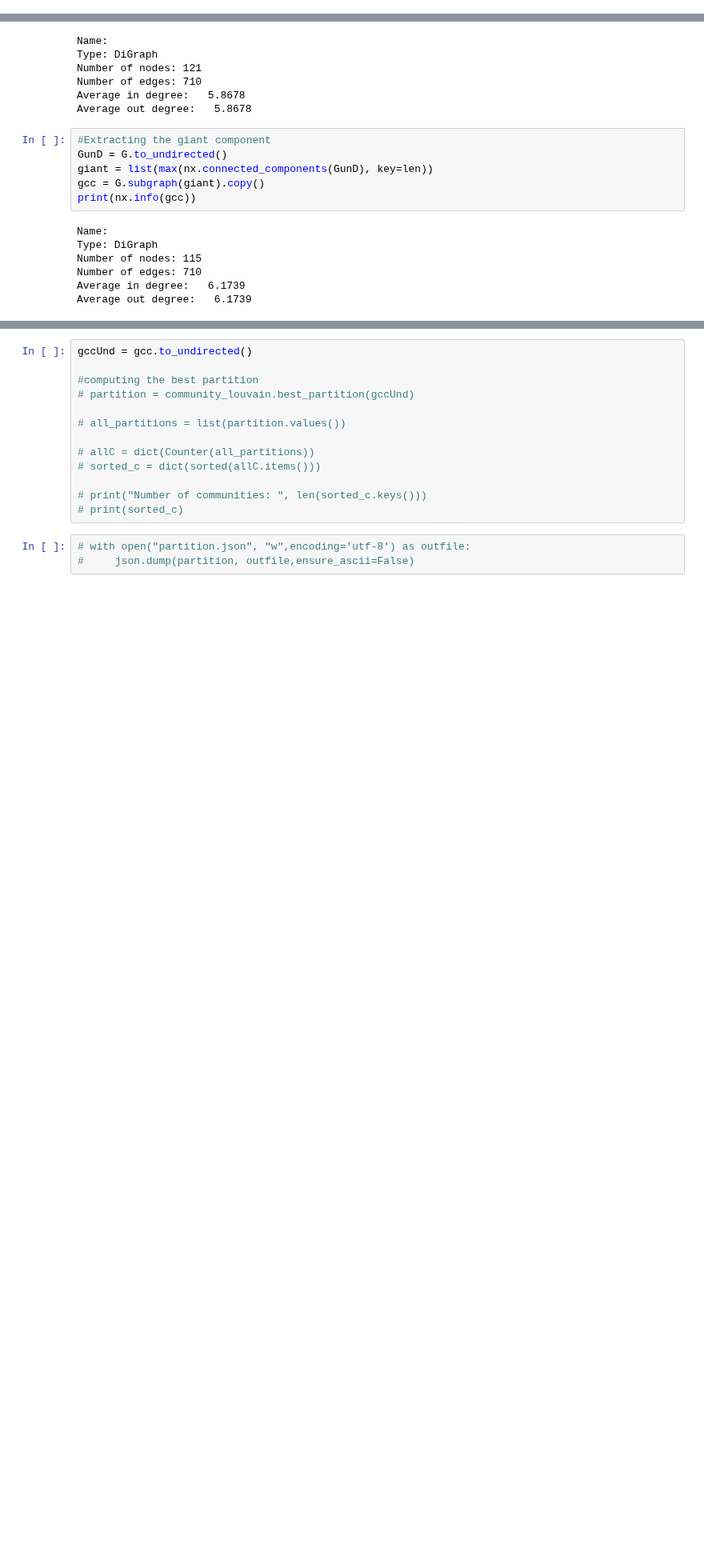
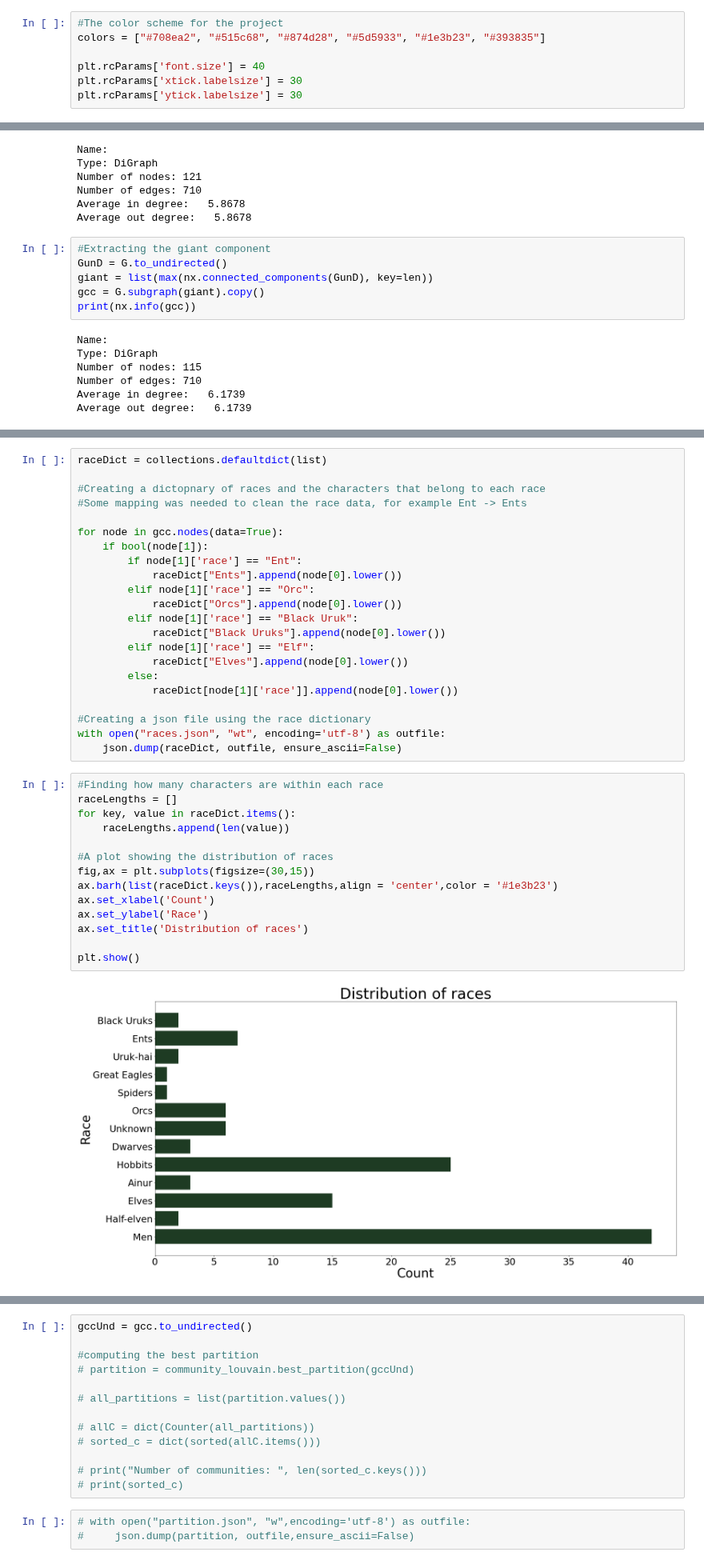
Before and after one commit to BerglindLilja/DataQueens, a Jupyter notebook: Project/Explainer_notebook.ipynb, the cells around one changed output, grey strips where cells are left out. Shown at 80% size. Saved outputs shown, nothing was run; the diff lists cells and outputs as text; blank space fills up the shorter version.

Commit message:
add races and cultures to explainer notebook!

```diff
--- a/Project/Explainer_notebook.ipynb
+++ b/Project/Explainer_notebook.ipynb
@@ -86,5 +90,12 @@ from bokeh.transform import linear_cmap
 from IPython.core.display import display, HTML
 from IPython.display import IFrame
+# %%
+#The color scheme for the project
+colors = ["#708ea2", "#515c68", "#874d28", "#5d5933", "#1e3b23", "#393835"]
+
+plt.rcParams['font.size'] = 40
+plt.rcParams['xtick.labelsize'] = 30
+plt.rcParams['ytick.labelsize'] = 30
 # %% [markdown]
 ## 2.1 Write about your choices in data cleaning and preprocessing <a name="datacleaningandpreprocessing"></a>
 # %% [markdown]
@@ -209,0 +250,38 @@ Average out degree:   6.1739
+# %%
+raceDict = collections.defaultdict(list)
+
+#Creating a dictopnary of races and the characters that belong to each race
+#Some mapping was needed to clean the race data, for example Ent -> Ents
+
+for node in gcc.nodes(data=True):
+    if bool(node[1]):
+        if node[1]['race'] == "Ent":
+            raceDict["Ents"].append(node[0].lower())
+        elif node[1]['race'] == "Orc":
+            raceDict["Orcs"].append(node[0].lower())
+        elif node[1]['race'] == "Black Uruk":
+            raceDict["Black Uruks"].append(node[0].lower())
+        elif node[1]['race'] == "Elf":
+            raceDict["Elves"].append(node[0].lower())
+        else:
+            raceDict[node[1]['race']].append(node[0].lower())
+
+#Creating a json file using the race dictionary
+with open("races.json", "wt", encoding='utf-8') as outfile:
+    json.dump(raceDict, outfile, ensure_ascii=False)
+# %%
+#Finding how many characters are within each race
+raceLengths = []
+for key, value in raceDict.items():
+    raceLengths.append(len(value))
+
+#A plot showing the distribution of races
+fig,ax = plt.subplots(figsize=(30,15))
+ax.barh(list(raceDict.keys()),raceLengths,align = 'center',color = '#1e3b23')
+ax.set_xlabel('Count')
+ax.set_ylabel('Race')
+ax.set_title('Distribution of races')
+
+plt.show()
+# %% [output]
+[figure, added]
```
Also changed, not shown: parts of 29 cells of this notebook.
